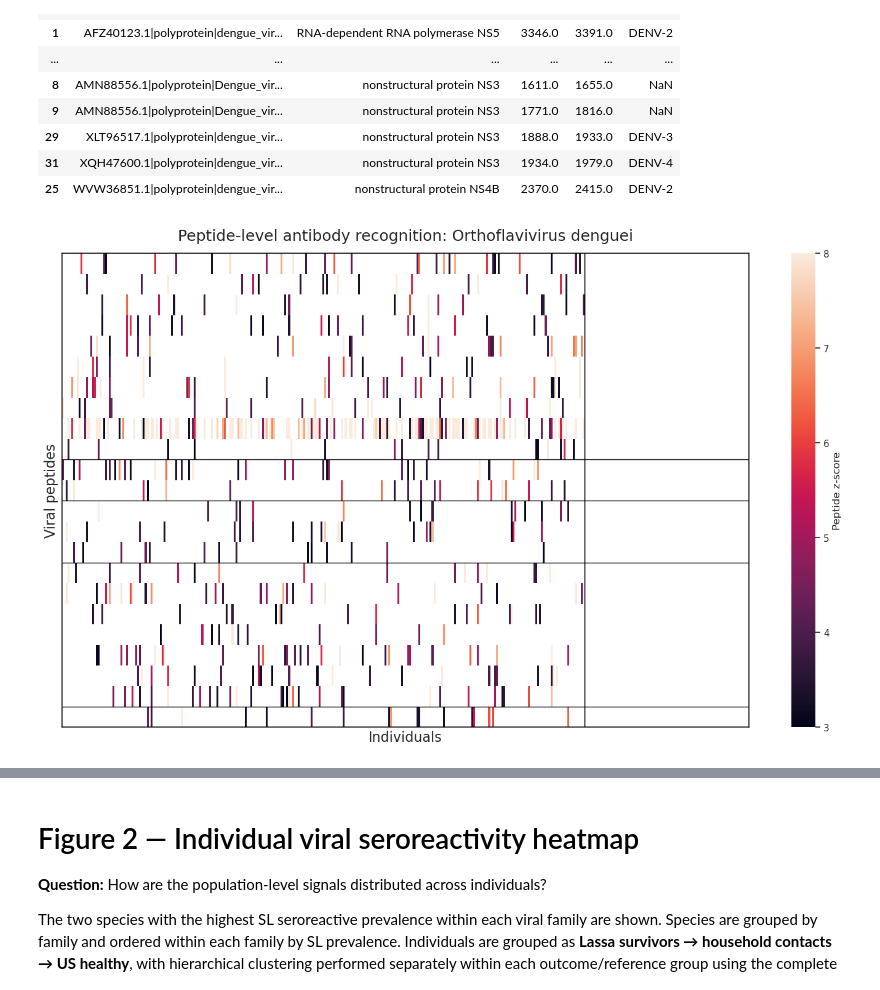
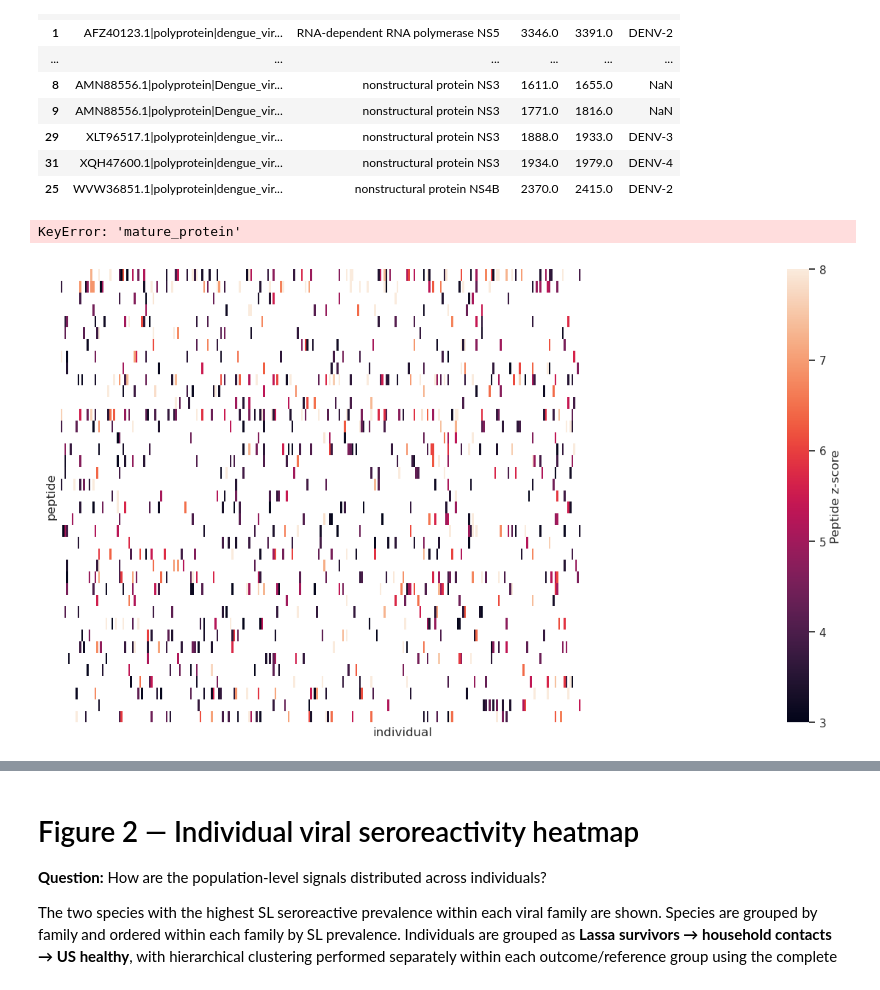
Before and after one commit to sporak577/lasv_phipseq_2026, a Jupyter notebook: Lassa_seroreactivity_paper_figures_clean_090726.ipynb, the cells around one changed output, grey strips where cells are left out. Drawn from its saved outputs; the diff is of its cells as text; code cells hidden in the pictures.

```diff
--- a/Lassa_seroreactivity_paper_figures_clean_090726.ipynb
+++ b/Lassa_seroreactivity_paper_figures_clean_090726.ipynb
@@ -1655,7 +1655,8 @@ peptide_order
 | 25 | WVW36851.1|polyprotein|dengue_vir... | nonstructural protein NS4B | 2370.0 | 2415.0 | DENV-2 |
 # %%
 fig, ax = plt.subplots(
-    figsize=(18, 10)
+    figsize=(15,8)
+
 )
 
 sns.heatmap(
@@ -1677,31 +1678,32 @@ sns.heatmap(
 )
 
 
 #horizontal lines between protein groups
 protein_sequence = (peptide_order['mature_protein'].to_list())
 
 for i in range(len(protein_sequence) -1):
     if protein_sequence[i] != protein_sequence[i+1]:
         ax.axhline(y=i +1, color='black', linewidth=1, zorder=10)
 
 #verical lines between cohort groups
 
 n_contact = len(c)
 n_survivor = len(s)
 
 ax.axvline(x=n_contact, color='black', linewidth=1, zorder=11)
 
 ax.axvline(x=n_contact + n_survivor, color='black', linewidth=1, zorder=10)
 
 
 ax.set_ylabel('Viral peptides', fontsize=16)
 ax.set_xlabel('Individuals', fontsize=16)
 
 ax.set_title(f'Peptide-level antibody recognition: {target}', fontsize=18, pad=15)
 
 for spine in ax.spines.values():
     spine.set_visible(True)
     spine.set_color('black')
     spine.set_linewidth(1.1)
 # %% [output]
+KeyError: 'mature_protein'
-[figure, old version]
+[figure, new version]
```
Also changed, not shown: parts of 3 cells of this notebook.
